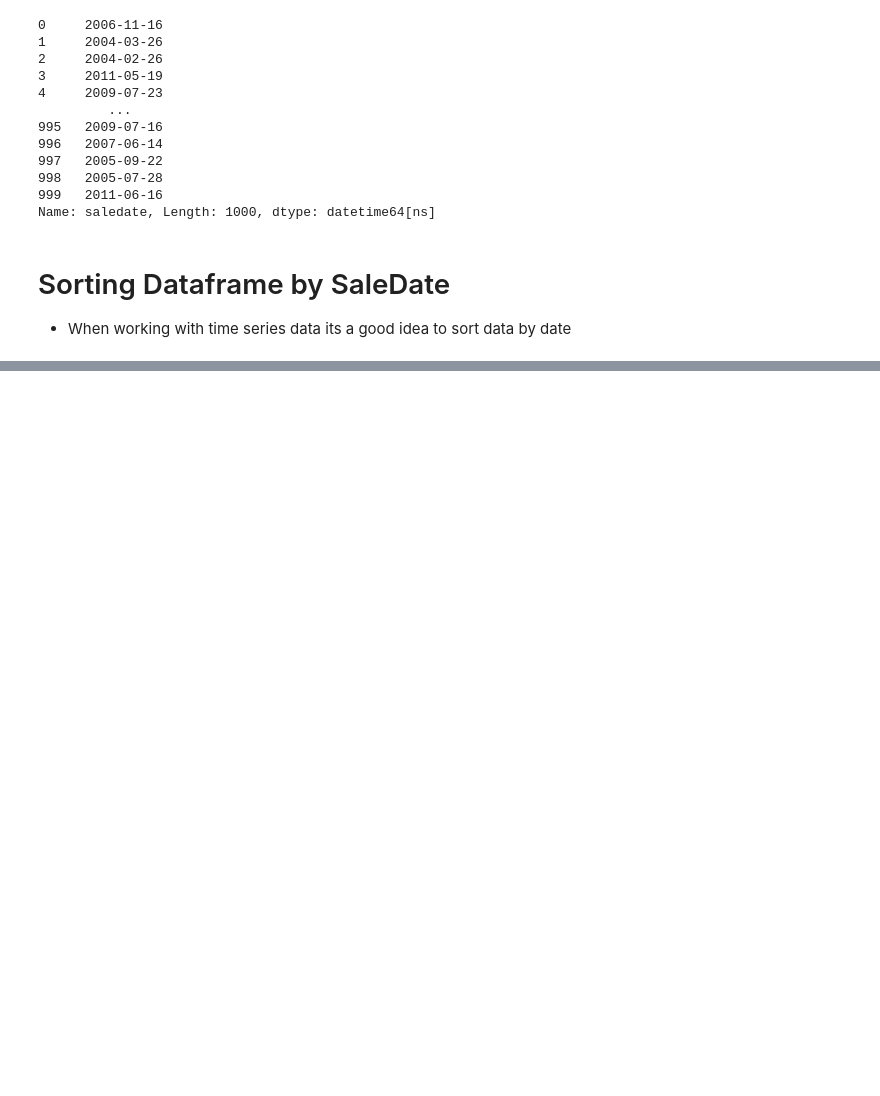
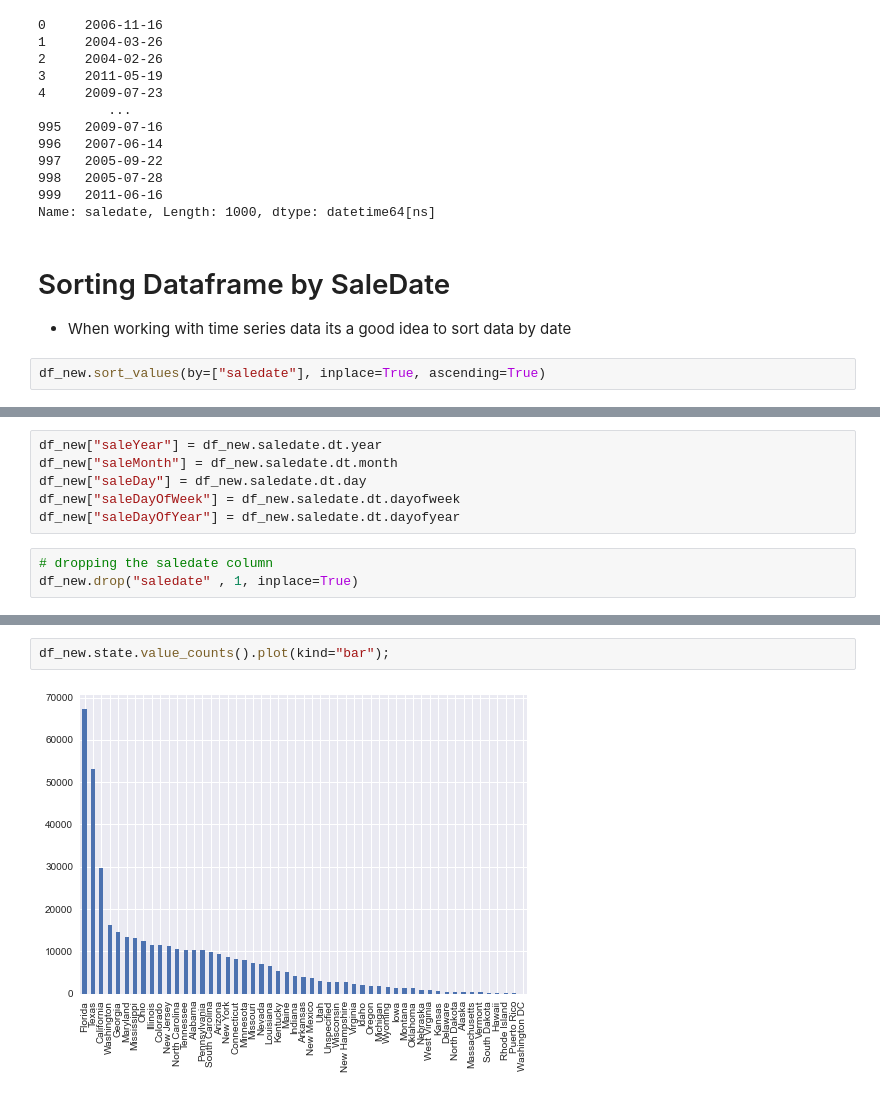
Before and after one commit to code-JOA/Bulldozer-Price-prediction, a Jupyter notebook: Bulldozer Price Prediction.ipynb, the cells around one changed output, grey strips where cells are left out. Cells and saved outputs as stored; diff of their text form; blank space fills up the shorter version.

Commit message:
visualizations of sales by state

```diff
--- a/Bulldozer Price Prediction.ipynb
+++ b/Bulldozer Price Prediction.ipynb
@@ -281,3 +281,5 @@ Name: saledate, Length: 1000, dtype: datetime64[ns]
 # %% [markdown]
 # Sorting Dataframe by SaleDate
 + When working with time series data its a good idea to sort data by date
+# %%
+df_new.sort_values(by=["saledate"], inplace=True, ascending=True)
@@ -283,0 +306,9 @@ Name: saledate, Length: 1000, dtype: datetime64[ns]
+# %%
+df_new["saleYear"] = df_new.saledate.dt.year
+df_new["saleMonth"] = df_new.saledate.dt.month
+df_new["saleDay"] = df_new.saledate.dt.day
+df_new["saleDayOfWeek"] = df_new.saledate.dt.dayofweek
+df_new["saleDayOfYear"] = df_new.saledate.dt.dayofyear
+# %%
+# dropping the saledate column
+df_new.drop("saledate" , 1, inplace=True)
@@ -283,0 +337,4 @@ Name: saledate, Length: 1000, dtype: datetime64[ns]
+# %%
+df_new.state.value_counts().plot(kind="bar");
+# %% [output]
+[figure, added]
```
Also changed, not shown: parts of 10 cells of this notebook.
